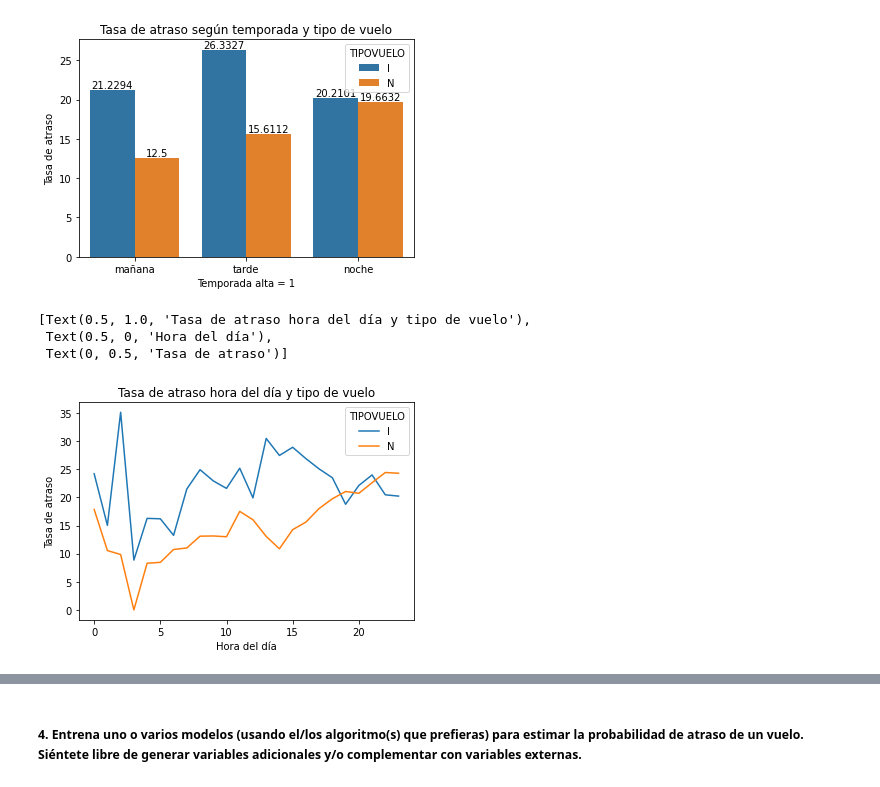
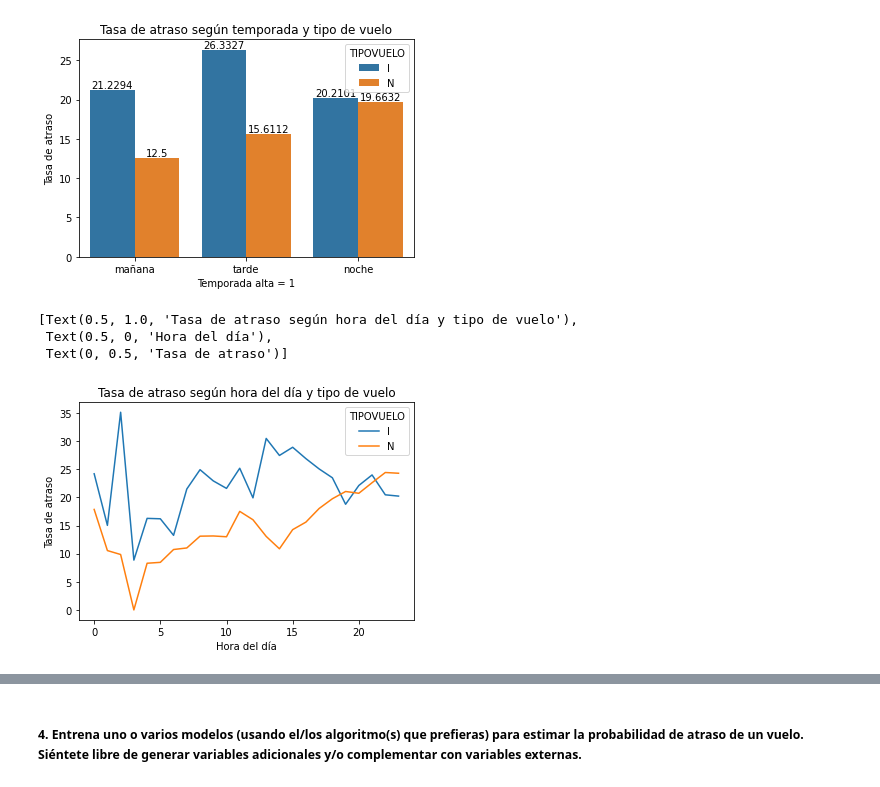
Before and after one commit to oscarjquintana/ChallengeLATAM, a Jupyter notebook: solution.ipynb, the cells around one changed output, grey strips where cells are left out. Saved outputs shown, nothing was run; the diff lists cells and outputs as text; code cells hidden in the pictures.

```diff
--- a/solution.ipynb
+++ b/solution.ipynb
@@ -373,20 +376,20 @@ plt1.bar_label(plt1.containers[1])
 # %%
 #Atrasos según hora del día
 df_aux = df[['TIPOVUELO','Hora','one','atraso_15']].groupby(['TIPOVUELO','Hora'], as_index=False).sum()
 df_aux['tasa_atraso'] = df_aux['atraso_15'] / df_aux['one'] * 100
 plt1 = sns.lineplot(
     data = df_aux,
     x = 'Hora',
     y = 'tasa_atraso',
     hue = 'TIPOVUELO'
     )
 plt1.set(
-    title = 'Tasa de atraso hora del día y tipo de vuelo',
+    title = 'Tasa de atraso según hora del día y tipo de vuelo',
     xlabel='Hora del día',
     ylabel='Tasa de atraso'
     )
 # %% [output]
-[Text(0.5, 1.0, 'Tasa de atraso hora del día y tipo de vuelo'),
+[Text(0.5, 1.0, 'Tasa de atraso según hora del día y tipo de vuelo'),
  Text(0.5, 0, 'Hora del día'),
  Text(0, 0.5, 'Tasa de atraso')]
-[figure, old version]
+[figure, new version]
```
Also changed, not shown: parts of 20 cells of this notebook, 1 other file.
